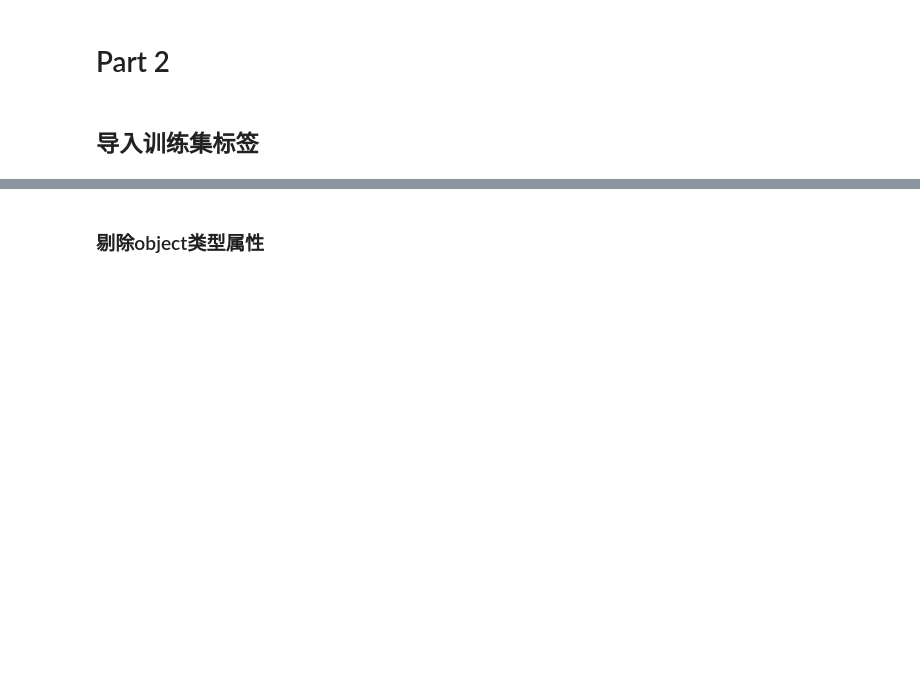
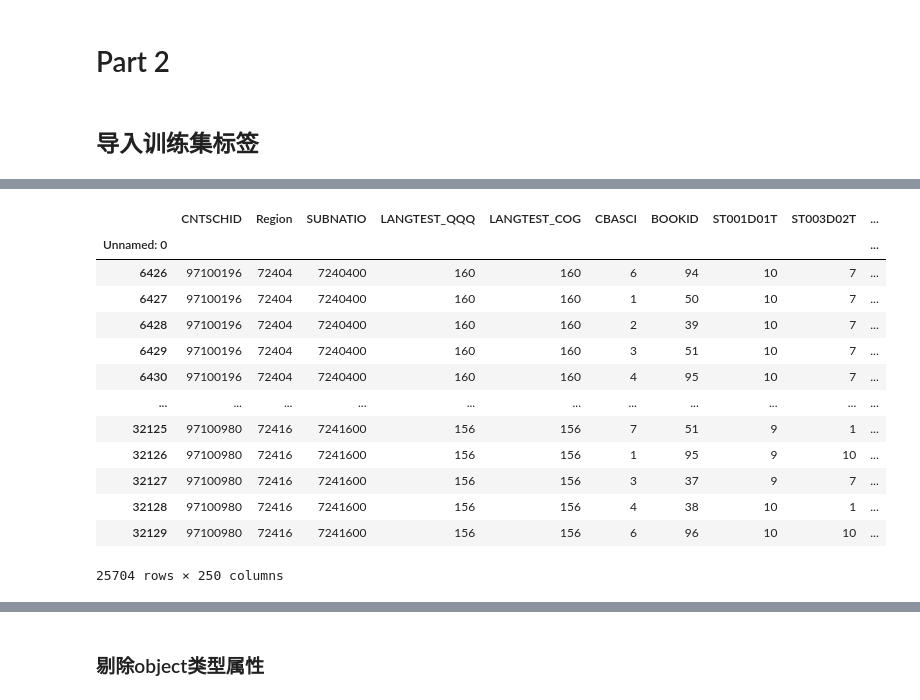
Before and after one commit to Umbreller-F/data-analysis-and-practice-3, a Jupyter notebook: exp4.ipynb, the cells around one changed output, grey strips where cells are left out. Cells and saved outputs as stored; diff of their text form; code cells hidden in the pictures; blank space fills up the shorter version.

```diff
--- a/exp4.ipynb
+++ b/exp4.ipynb
@@ -294,0 +300,18 @@ df
+# %%
+df = pd.concat([df, labels.loc[:,'MATH']], axis=1)
+df
+# %% [output]
+|  | CNTSCHID | Region | SUBNATIO | LANGTEST_QQQ | LANGTEST_COG | CBASCI | BOOKID | ST001D01T | ST003D02T | ... |
+| Unnamed: 0 |  |  |  |  |  |  |  |  |  | ... |
+| 6426 | 97100196 | 72404 | 7240400 | 160 | 160 | 6 | 94 | 10 | 7 | ... |
+| 6427 | 97100196 | 72404 | 7240400 | 160 | 160 | 1 | 50 | 10 | 7 | ... |
+| 6428 | 97100196 | 72404 | 7240400 | 160 | 160 | 2 | 39 | 10 | 7 | ... |
+| 6429 | 97100196 | 72404 | 7240400 | 160 | 160 | 3 | 51 | 10 | 7 | ... |
+| 6430 | 97100196 | 72404 | 7240400 | 160 | 160 | 4 | 95 | 10 | 7 | ... |
+| ... | ... | ... | ... | ... | ... | ... | ... | ... | ... | ... |
+| 32125 | 97100980 | 72416 | 7241600 | 156 | 156 | 7 | 51 | 9 | 1 | ... |
+| 32126 | 97100980 | 72416 | 7241600 | 156 | 156 | 1 | 95 | 9 | 10 | ... |
+| 32127 | 97100980 | 72416 | 7241600 | 156 | 156 | 3 | 37 | 9 | 7 | ... |
+| 32128 | 97100980 | 72416 | 7241600 | 156 | 156 | 4 | 38 | 10 | 1 | ... |
+| 32129 | 97100980 | 72416 | 7241600 | 156 | 156 | 6 | 96 | 10 | 10 | ... |
+25704 rows × 250 columns
```
Also changed, not shown: parts of 4 cells of this notebook.
